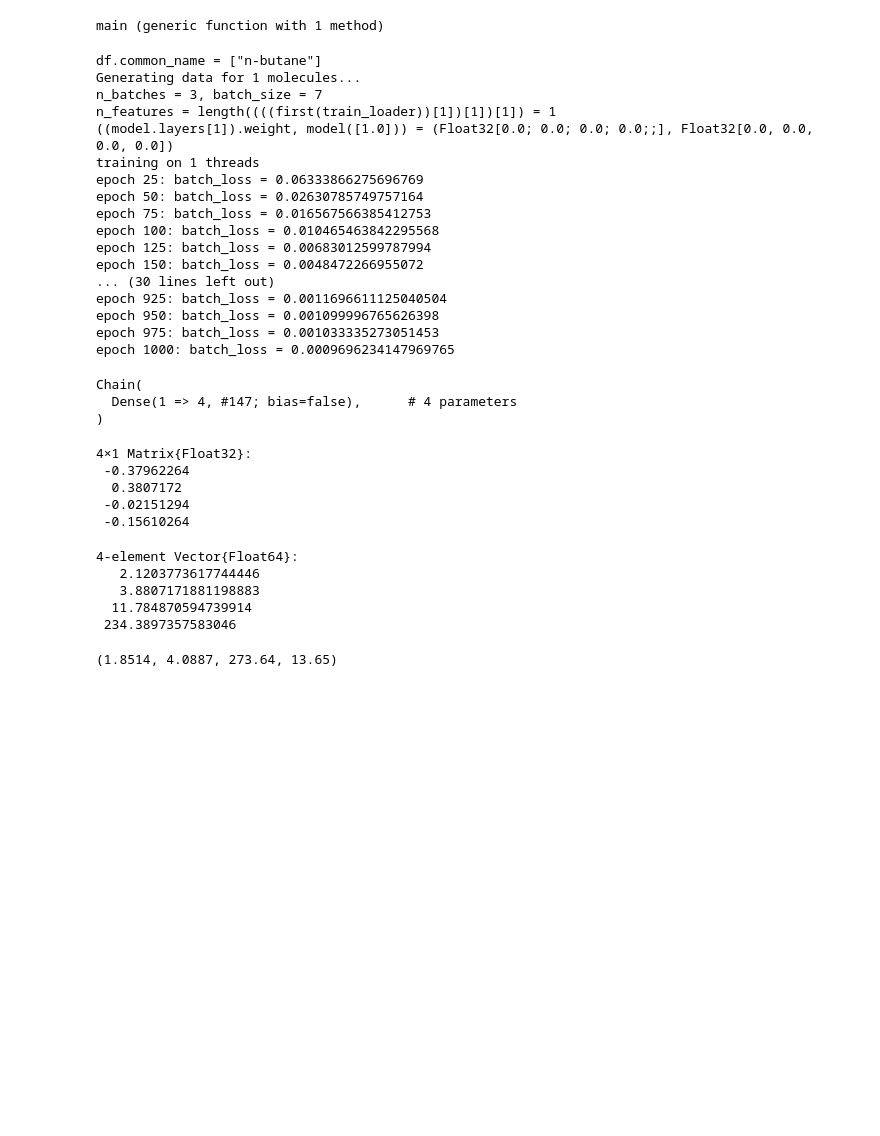
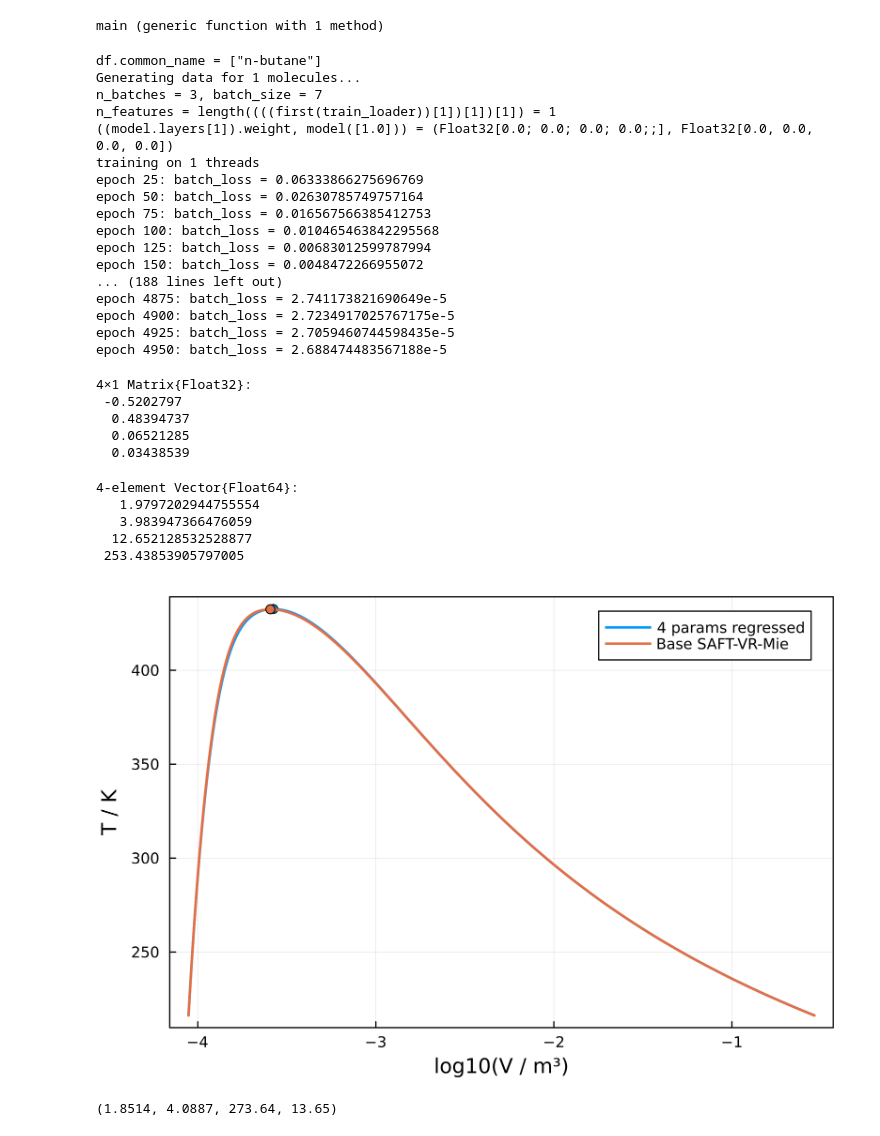
Before and after one commit to lucpaoli/SAFT_ML, a Jupyter notebook: 14_liquid_density_training.ipynb, the cells around one changed output. Drawn from its saved outputs; the diff is of its cells as text; code cells hidden in the pictures; blank space fills up the shorter version.

```diff
--- a/14_liquid_density_training.ipynb
+++ b/14_liquid_density_training.ipynb
@@ -332,7 +332,7 @@ end
 # %% [output]
 main (generic function with 1 method)
 # %%
-m = main(;epochs=1000)
+m = main(;epochs=10000)
 # %% [output]
 df.common_name = ["n-butane"]
 Generating data for 1 molecules...
@@ -346,14 +346,11 @@ epoch 75: batch_loss = 0.016567566385412753
 epoch 100: batch_loss = 0.010465463842295568
 epoch 125: batch_loss = 0.00683012599787994
 epoch 150: batch_loss = 0.0048472266955072
-... (30 lines left out)
-epoch 925: batch_loss = 0.0011696611125040504
-epoch 950: batch_loss = 0.001099996765626398
-epoch 975: batch_loss = 0.001033335273051453
-epoch 1000: batch_loss = 0.0009696234147969765
+... (188 lines left out)
+epoch 4875: batch_loss = 2.741173821690649e-5
+epoch 4900: batch_loss = 2.7234917025767175e-5
+epoch 4925: batch_loss = 2.7059460744598435e-5
+epoch 4950: batch_loss = 2.688474483567188e-5
-Chain(
-  Dense(1 => 4, #147; bias=false),      # 4 parameters
-)
 # %%
 # Todo: code to create saturation envelopes for given envelopes
 # %%
@@ -361,23 +358,56 @@ fieldnames(typeof(m.layers[1]))
 m.layers[1].weight
 # %% [output]
 4×1 Matrix{Float32}:
- -0.37962264
-  0.3807172
- -0.02151294
- -0.15610264
+ -0.5202797
+  0.48394737
+  0.06521285
+  0.03438539
 # %%
 b = [2.5, 3.5, 12, 250.0]
 # b = [2.0, 4.0, 250.0]
 c = Float64[1, 1, 10, 100]
 # b = [2.0, 4.0]
 # c = Float64[1, 1]
-m([1.0]) .* c .+ b
+params = m([1.0]) .* c .+ b
 # %% [output]
 4-element Vector{Float64}:
-   2.1203773617744446
-   3.8807171881198883
-  11.784870594739914
- 234.3897357583046
+   1.9797202944755554
+   3.983947366476059
+  12.652128532528877
+ 253.43853905797005
+# %%
+Mw = 58.12
+λ_a = 6.0
+
+plot(;box=:on, dpi=400, xlabel="log10(V / m³)", ylabel="T / K")
+function f(model, c, label)
+    # Create saturation envelope
+    Tc, pc, Vc = crit_pure(model)
+    T_range = range(0.5 * Tc, 0.9999 * Tc, 500)
+
+    p_sat =  Float64[]
+    Vl_sat = Float64[]
+    Vv_sat = Float64[]
+    for T in T_range
+        (p, Vl, Vv) = saturation_pressure(model, T)
+        push!(p_sat, p)
+        push!(Vl_sat, Vl)
+        push!(Vv_sat, Vv)
+    end
+
+    # plot!(T_range, p_sat, label="saturation pressure")
+    plot!(log10.(Vl_sat), T_range, label=label, lw=2, color=c)
+    plot!(log10.(Vv_sat), T_range, label="", lw=2, color=c)
+    scatter!([log10(Vc)], [Tc], label="", color=c)
+end
+
+pred_model = make_model(vcat(Mw, params[1:2], [λ_a], params[3:4])...)
+base_model = SAFTVRMie(["n-butane"])
+f(pred_model, 1, "4 params regressed")
+f(base_model, 2, "Base SAFT-VR-Mie")
+#* Plot nominal parameters
+# %% [output]
+[figure, added]
 # %%
 df = CSV.read("./pcpsaft_params/SI_pcp-saft_parameters.csv", DataFrame, header=1)
 filter!(row -> occursin("Alkane", row.family), df)
```
Also changed, not shown: parts of 1 cell of this notebook.
